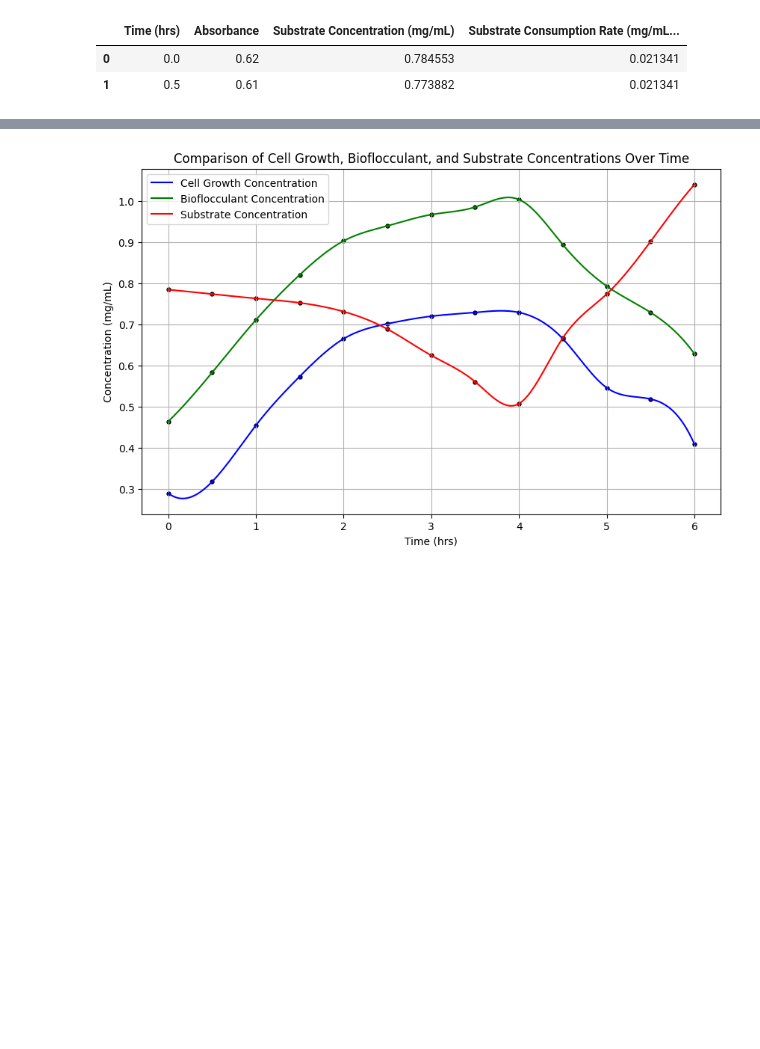
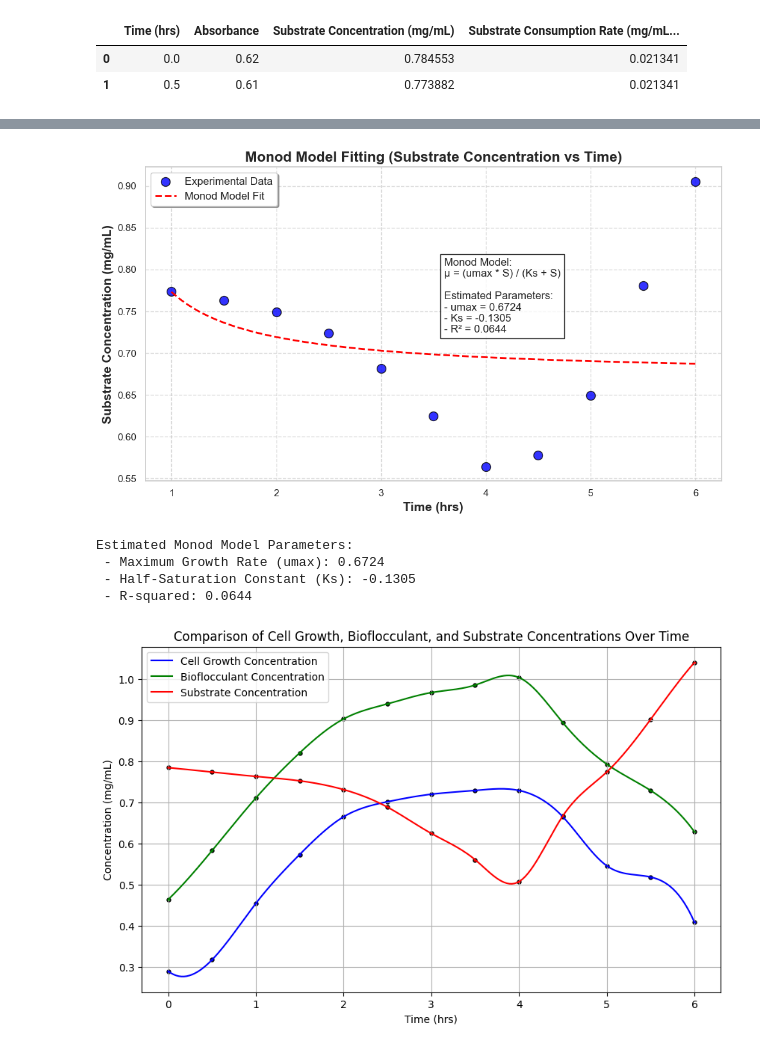
Before and after one commit to Xanderflux/BioKinetica, a Jupyter notebook: index.ipynb, the cells around one changed output, grey strips where cells are left out. Cells and saved outputs as stored; diff of their text form; code cells hidden in the pictures; blank space fills up the shorter version.

```diff
--- a/index.ipynb
+++ b/index.ipynb
@@ -890,3 +928,82 @@ substrate_df.to_csv('substrate_data.csv', index=False)
+# %%
+import numpy as np
+import matplotlib.pyplot as plt
+import seaborn as sns
+from scipy.optimize import curve_fit
+
+# Define the Monod model equation
+def monod_model(s, umax, Ks):
+    """
+    Monod Equation: μ = (μmax * s) / (Ks + s)
+    """
+    return (umax * s) / (Ks + s)
+
+# Fit the Monod model
+popt, _ = curve_fit(monod_model, substrate_df["Time (hrs)"], substrate_df["Substrate Concentration (mg/mL)"])
+
+umax, Ks = popt  # Extract fitted parameters
+
+# Generate smooth curve for the model
+t_smooth = np.linspace(min(substrate_df["Time (hrs)"]), max(substrate_df["Time (hrs)"]), 100)
+predicted_concentration = monod_model(t_smooth, umax, Ks)
+
+# Calculate R-squared value
+residuals = substrate_df["Substrate Concentration (mg/mL)"] - monod_model(substrate_df["Time (hrs)"], *popt)
+ss_res = np.sum(residuals**2)  # Sum of squared residuals
+ss_tot = np.sum((substrate_df["Substrate Concentration (mg/mL)"] - np.mean(substrate_df["Substrate Concentration (mg/mL)"]))**2)
+r_squared = 1 - (ss_res / ss_tot)
+
+# Set Seaborn style for better aesthetics
+sns.set_style("whitegrid")  # Use a white grid background
+sns.set_palette("deep")  # Use a nice color palette
+
+# Plot Experimental Data and Monod Model Fit
+plt.figure(figsize=(10, 6))
+plt.scatter(substrate_df["Time (hrs)"], substrate_df["Substrate Concentration (mg/mL)"],
+            color='blue', label="Experimental Data", s=100, edgecolor='black', alpha=0.8)
+plt.plot(t_smooth, predicted_concentration, color='red', linestyle='--', linewidth=2, label="Monod Model Fit")
+
+# Add equation and parameters as text
+equation_text = (f"Monod Model:\nμ = (umax * S) / (Ks + S)\n\n"
+                 f"Estimated Parameters:\n"
+                 f"- umax = {umax:.4f}\n"
+                 f"- Ks = {Ks:.4f}\n"
+                 f"- R² = {r_squared:.4f}")
+
+plt.text(0.6 * max(substrate_df["Time (hrs)"]), 0.8 * max(substrate_df["Substrate Concentration (mg/mL)"]),
+         equation_text, fontsize=12, bbox=dict(facecolor='white', alpha=0.8, edgecolor='black'))
+
+# Labels and title
+plt.xlabel("Time (hrs)", fontsize=14, fontweight='bold')
+plt.ylabel("Substrate Concentration (mg/mL)", fontsize=14, fontweight='bold')
+plt.title("Monod Model Fitting (Substrate Concentration vs Time)", fontsize=16, fontweight='bold')
+
+# Add legend
+plt.legend(fontsize=12, frameon=True, shadow=True)
+
+# Improve grid and layout
+plt.grid(True, linestyle='--', alpha=0.7)
+plt.tight_layout()
+
+# Save the figure
+plot_path = f"{folder}/monod_model_fit.png"
+plt.savefig(plot_path, dpi=300, bbox_inches='tight')
+plt.show()
+
+# Save the data
+substrate_df.to_csv('substrate_data.csv', index=False)
+
+# Print Estimated Parameters
+print(f"Estimated Monod Model Parameters:")
+print(f" - Maximum Growth Rate (umax): {umax:.4f}")
+print(f" - Half-Saturation Constant (Ks): {Ks:.4f}")
+print(f" - R-squared: {r_squared:.4f}")
+# %% [output]
+[figure, added]
+Estimated Monod Model Parameters:
+ - Maximum Growth Rate (umax): 0.6724
+ - Half-Saturation Constant (Ks): -0.1305
+ - R-squared: 0.0644
 # %%
 import numpy as np
 import matplotlib.pyplot as plt
```
Also changed, not shown: parts of 5 cells of this notebook.
